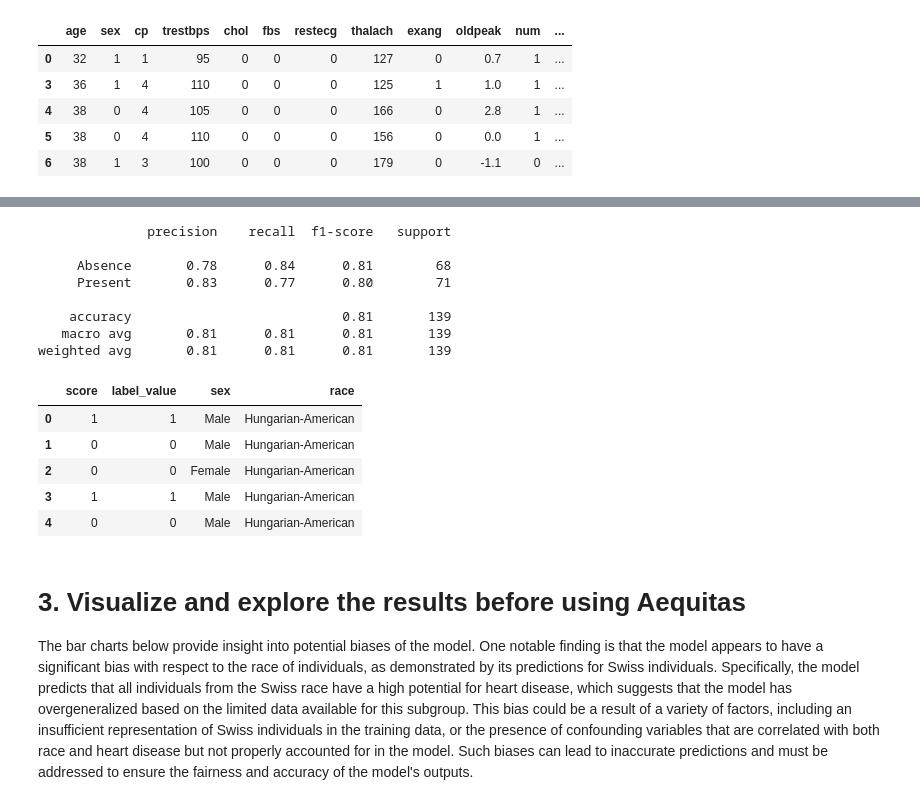
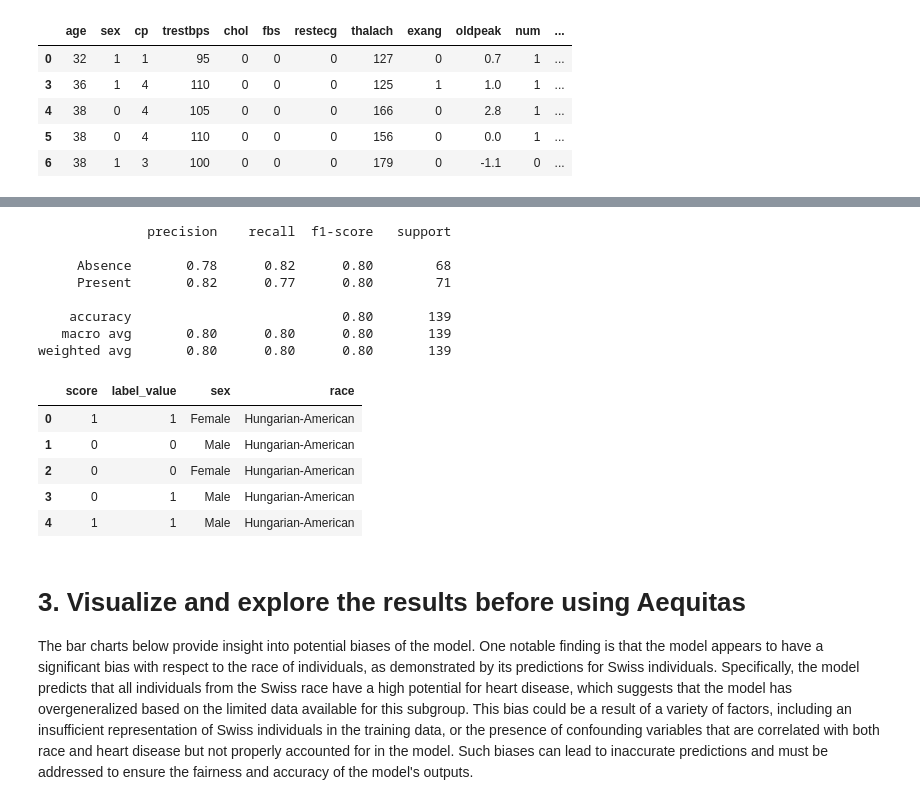
Before and after one commit to peyman-alv/healthcare-fairness-measurement, a Jupyter notebook: fairness_measurement.ipynb, the cells around one changed output, grey strips where cells are left out. Saved outputs shown, nothing was run; the diff lists cells and outputs as text; code cells hidden in the pictures.

```diff
--- a/fairness_measurement.ipynb
+++ b/fairness_measurement.ipynb
@@ -127,38 +131,21 @@ Xts = scaler.transform(Xtest)
 # %%
-# create classifier model
-model = SVC(kernel = 'rbf', C = 2)
+def train_classifier(classifier, train_set: tuple, test_set: tuple) -> np.ndarray:
+    """
+    Trains the given classifier on the given training set and evaluates it on the testing set.
 
-# train model
-model.fit(Xtr, Ytrain)
+    Args:
+        - classifier (object): An instance of a classification model from scikit-learn.
 
-# make predictions over the testing set
-predictions = model.predict(Xts)
+        - train_set  (tuple):  A tuple containing the training data as its first element and
+                               the corresponding labels as its second element.
 
-print(classification_report(Ytest, predictions, target_names = ["Absence", "Present"]))
+        - test_set   (tuple):  A tuple containing the testing data as its first element and
+                               the corresponding labels as its second element.
+
+    Returns:
+        predictions (array): A numpy array containing the predicted labels for the test data.
+    """
+    classifier.fit(train_set[0], train_set[1])
+    predictions = classifier.predict(test_set[0])
+    print(classification_report(test_set[1], predictions, target_names = ["Absence", "Present"]))
+    return predictions
-# %% [output]
-              precision    recall  f1-score   support
-
-     Absence       0.78      0.84      0.81        68
-     Present       0.83      0.77      0.80        71
-
-    accuracy                           0.81       139
-   macro avg       0.81      0.81      0.81       139
-weighted avg       0.81      0.81      0.81       139
-# %%
-# create our intended dataframe that can be used through the Aequitas tool
-df_aeq = pd.DataFrame()
-
-df_aeq["score"] = predictions
-df_aeq["label_value"] = list(Ytest)
-
-df_aeq["sex"]  = list(Xtest["sex"].map({0: "Female", 1: "Male"}))
-df_aeq["race"] = list(Xtest["race"].map({0: "Hungarian-American", 1: "Swiss"}))
-
-df_aeq.head()
-# %% [output]
-|  | score | label_value | sex | race |
-| 0 | 1 | 1 | Male | Hungarian-American |
-| 1 | 0 | 0 | Male | Hungarian-American |
-| 2 | 0 | 0 | Female | Hungarian-American |
-| 3 | 1 | 1 | Male | Hungarian-American |
-| 4 | 0 | 0 | Male | Hungarian-American |
@@ -165,3 +213,21 @@ df_aeq.head()
+# %%
+df_aeq1 = data_formatting_for_aequitas(train_set = (Xtrain, Ytrain), test_set = (Xtest, Ytest))
+df_aeq1.head()
+# %% [output]
+              precision    recall  f1-score   support
+
+     Absence       0.78      0.82      0.80        68
+     Present       0.82      0.77      0.80        71
+
+    accuracy                           0.80       139
+   macro avg       0.80      0.80      0.80       139
+weighted avg       0.80      0.80      0.80       139
+|  | score | label_value | sex | race |
+| 0 | 1 | 1 | Female | Hungarian-American |
+| 1 | 0 | 0 | Male | Hungarian-American |
+| 2 | 0 | 0 | Female | Hungarian-American |
+| 3 | 0 | 1 | Male | Hungarian-American |
+| 4 | 1 | 1 | Male | Hungarian-American |
 # %% [markdown]
 # 3. Visualize and explore the results before using Aequitas
 
```
Also changed, not shown: parts of 18 cells of this notebook.
